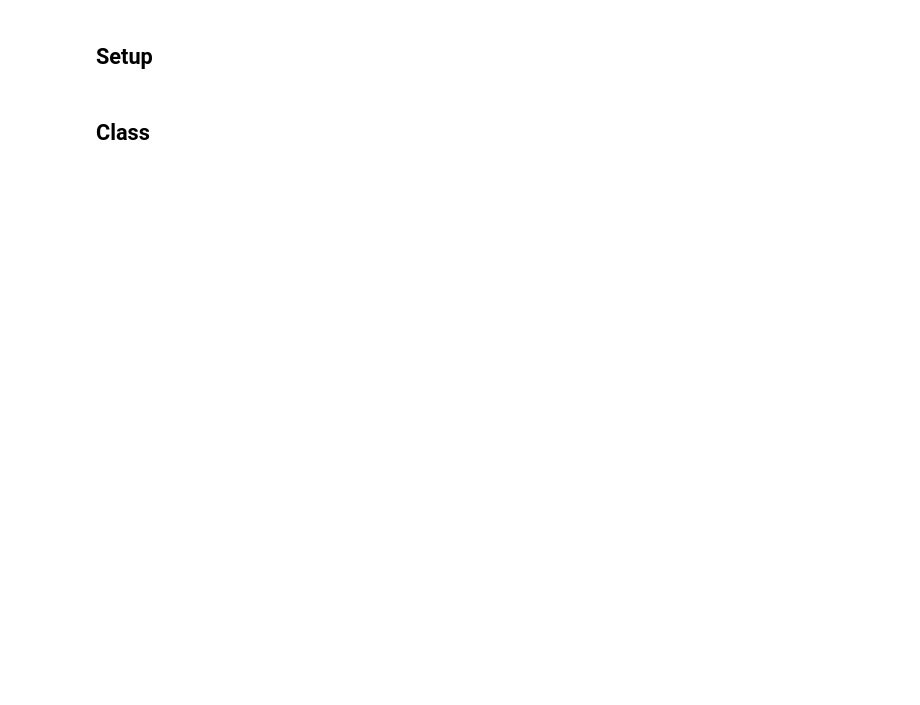
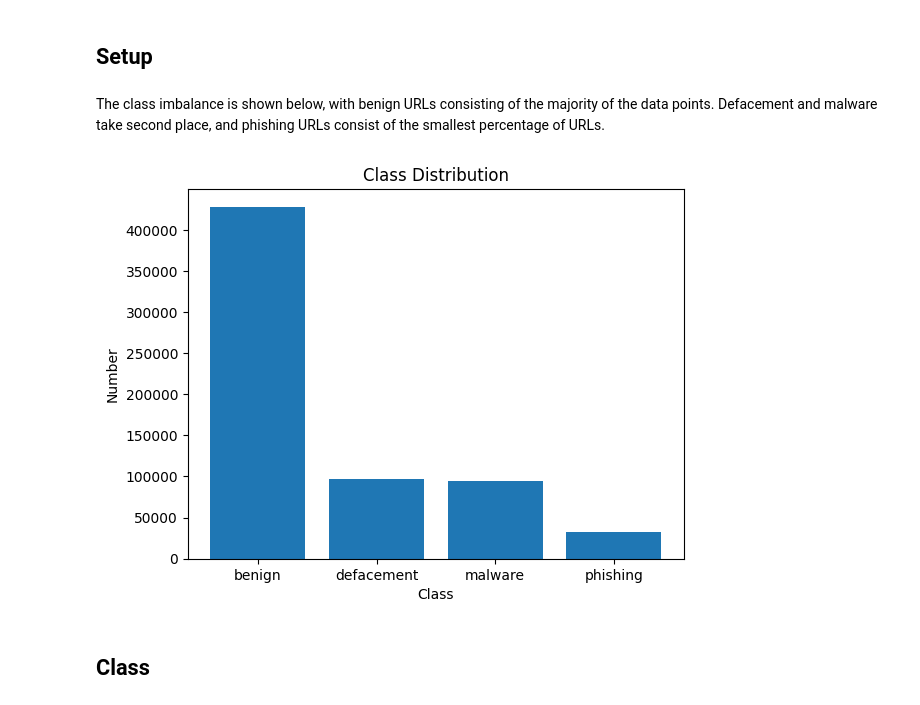
Before and after one commit to jfantab/lexical_analysis_urls, a Jupyter notebook: jlu_model_new.ipynb, the cells around one changed output. Saved outputs shown, nothing was run; the diff lists cells and outputs as text; code cells hidden in the pictures; blank space fills up the shorter version.

```diff
--- a/jlu_model_new.ipynb
+++ b/jlu_model_new.ipynb
@@ -13,5 +13,15 @@ import seaborn as sns
 
 from transformers import AutoTokenizer, AutoModelForSequenceClassification, TrainingArguments, Trainer
 from datasets import Dataset
+# %% [markdown]
+The class imbalance is shown below, with benign URLs consisting of the majority of the data points. Defacement and malware take second place, and phishing URLs consist of the smallest percentage of URLs.
+# %%
+plt.bar(["benign", "defacement", "malware", "phishing"], [428103, 96547, 94111, 32520])
+plt.xlabel("Class")
+plt.ylabel("Number")
+plt.title("Class Distribution")
+plt.show()
+# %% [output]
+[figure, added]
 # %% [markdown]
 ## Class
```
Also changed, not shown: parts of 12 cells of this notebook.
